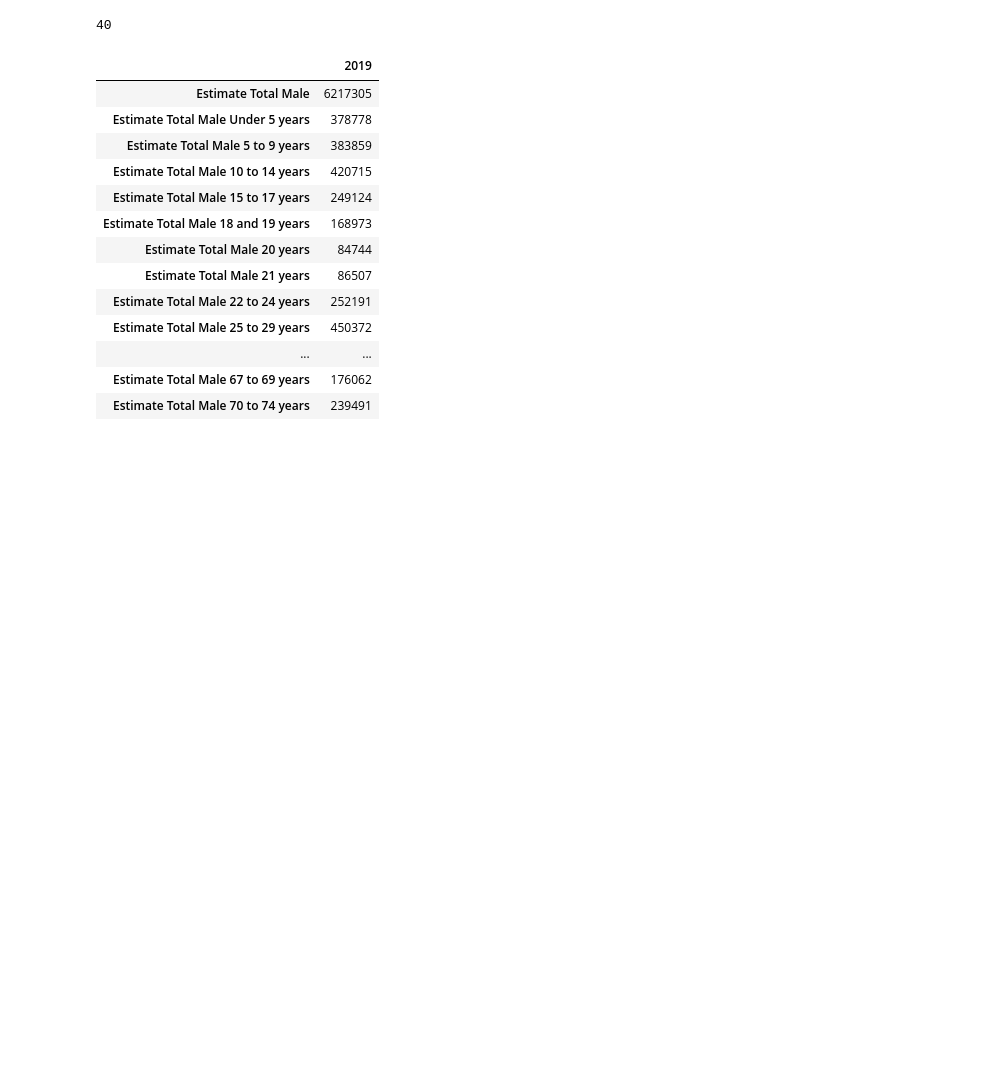
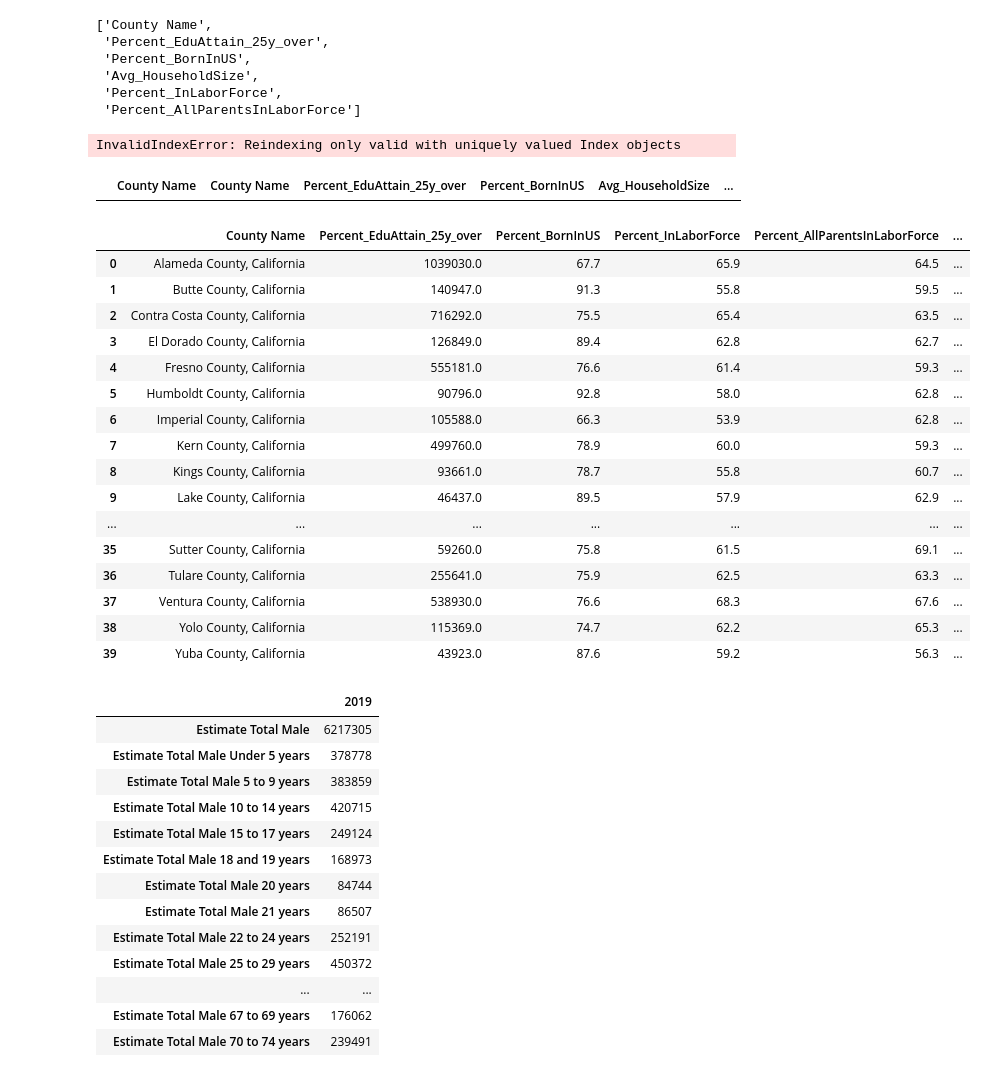
Before and after one commit to sushantvema/Data102_SP23_final_project, a Jupyter notebook: notebooks/ACS_pull_data.ipynb, the cells around one changed output. Saved outputs shown, nothing was run; the diff lists cells and outputs as text; code cells hidden in the pictures; blank space fills up the shorter version.

Commit message:
work on multi state processing automation

```diff
--- a/notebooks/ACS_pull_data.ipynb
+++ b/notebooks/ACS_pull_data.ipynb
@@ -85,7 +69,6 @@ variable_dict = OrderedDict()
 variable_dict["NAME"] = "County Name"
 variable_dict["DP02_0058PE"] = "Percent_EduAttain_25y_over"
 variable_dict["DP02_0088PE"] = "Percent_BornInUS"
-variable_dict["DP02PR_0015E"] = "Avg_HouseholdSize"
 variable_dict["DP03_0002PE"] = "Percent_InLaborForce"
 variable_dict["DP03_0015PE"] = "Percent_AllParentsInLaborForce"
 # %%
@@ -103,10 +86,55 @@ def get_data(year, state_code, variables):
         if col in variable_dict.keys():
             df = df.rename({col:variable_dict[col]}, axis=1)
     return df
-# %%
-test = get_data(2015, "06", "NAME,DP02_0058PE,DP02_0088PE,DP03_0002PE,DP03_0015PE")
-# %% [output]
-40
+# %%
+list(variable_dict.values())
+# %% [output]
+['County Name',
+ 'Percent_EduAttain_25y_over',
+ 'Percent_BornInUS',
+ 'Avg_HouseholdSize',
+ 'Percent_InLaborForce',
+ 'Percent_AllParentsInLaborForce']
+# %%
+# get data for counties across multiple states in question
+years = [2011]
+# California, Oregon, Arizona, Nevada
+# state_codes = ["06", "41", "04", "32"]
+state_codes = ["06"]
+
+output = pd.DataFrame(columns=(["County Name"] + list(variable_dict.values()) + ["state", "county"]))
+for year in years:
+    for state_code in state_codes:
+        test = get_data(year, state_code, "NAME,DP02_0058PE,DP02_0088PE,DP03_0002PE,DP03_0015PE")
+        output = pd.concat([output, test], axis=0)
+
+output
+# %% [output]
+InvalidIndexError: Reindexing only valid with uniquely valued Index objects
+# %%
+output
+# %% [output]
+|  | County Name | County Name | Percent_EduAttain_25y_over | Percent_BornInUS | Avg_HouseholdSize | ... |
+# %%
+test
+# %% [output]
+|  | County Name | Percent_EduAttain_25y_over | Percent_BornInUS | Percent_InLaborForce | Percent_AllParentsInLaborForce | ... |
+| 0 | Alameda County, California | 1039030.0 | 67.7 | 65.9 | 64.5 | ... |
+| 1 | Butte County, California | 140947.0 | 91.3 | 55.8 | 59.5 | ... |
+| 2 | Contra Costa County, California | 716292.0 | 75.5 | 65.4 | 63.5 | ... |
+| 3 | El Dorado County, California | 126849.0 | 89.4 | 62.8 | 62.7 | ... |
+| 4 | Fresno County, California | 555181.0 | 76.6 | 61.4 | 59.3 | ... |
+| 5 | Humboldt County, California | 90796.0 | 92.8 | 58.0 | 62.8 | ... |
+| 6 | Imperial County, California | 105588.0 | 66.3 | 53.9 | 62.8 | ... |
+| 7 | Kern County, California | 499760.0 | 78.9 | 60.0 | 59.3 | ... |
+| 8 | Kings County, California | 93661.0 | 78.7 | 55.8 | 60.7 | ... |
+| 9 | Lake County, California | 46437.0 | 89.5 | 57.9 | 62.9 | ... |
+| ... | ... | ... | ... | ... | ... | ... |
+| 35 | Sutter County, California | 59260.0 | 75.8 | 61.5 | 69.1 | ... |
+| 36 | Tulare County, California | 255641.0 | 75.9 | 62.5 | 63.3 | ... |
+| 37 | Ventura County, California | 538930.0 | 76.6 | 68.3 | 67.6 | ... |
+| 38 | Yolo County, California | 115369.0 | 74.7 | 62.2 | 65.3 | ... |
+| 39 | Yuba County, California | 43923.0 | 87.6 | 59.2 | 56.3 | ... |
 # %%
 create_male_pop_by_age_df(2019)
 # %% [output]
```
Also changed, not shown: parts of 2 cells of this notebook.
